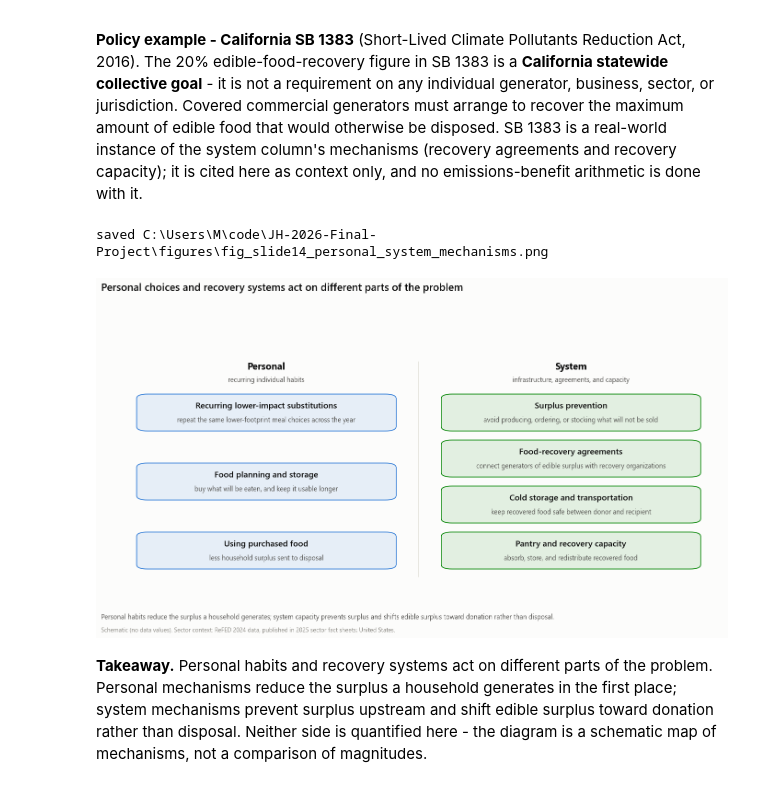
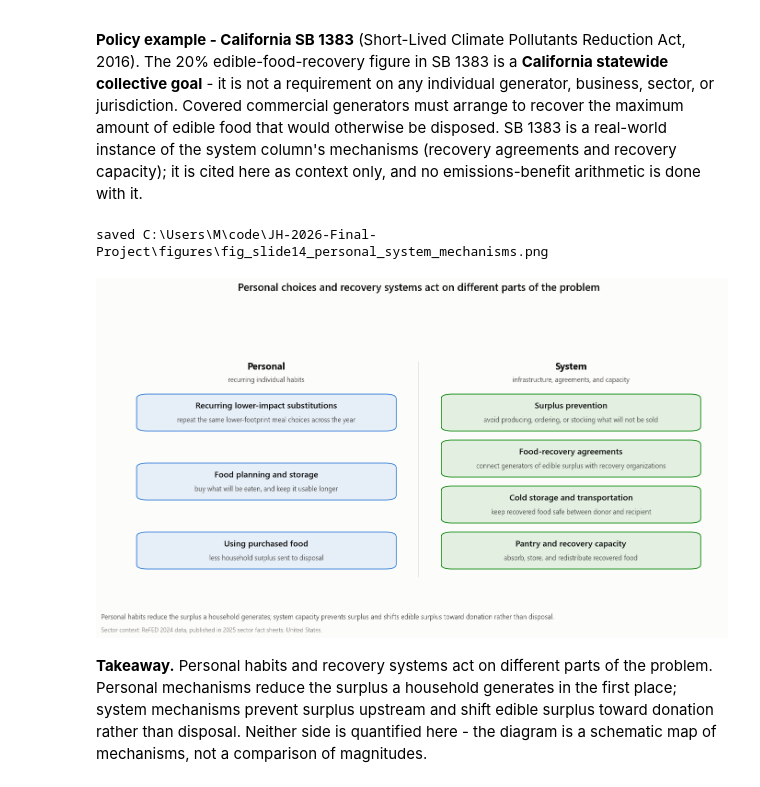
Before and after one commit to dombondyra/JH-2026-Final-Project, a Jupyter notebook: notebooks/04_refed_waste.ipynb, the cells around one changed output. Cells and saved outputs as stored; diff of their text form; code cells hidden in the pictures.

```diff
--- a/notebooks/04_refed_waste.ipynb
+++ b/notebooks/04_refed_waste.ipynb
@@ -266,38 +266,37 @@ def draw_column(x0, width, header, subheader, items, hue, y_top=0.80, y_bottom=0
             fontsize=13.5, fontweight=700, color=INK)
     ax.text(x0 + width/2, 0.865, subheader, ha='center', va='center',
             fontsize=9.5, color=SUB)
     centers = np.linspace(y_top - h/2, y_bottom + h/2, len(items))
     for (main, sub), yc in zip(items, centers):
         ax.add_patch(FancyBboxPatch(
             (x0, yc - h/2), width, h,
             boxstyle='round,pad=0.008,rounding_size=0.018',
             linewidth=1.1, edgecolor=hue,
             facecolor=mpl.colors.to_rgba(hue, 0.10), clip_on=False))
         ax.text(x0 + width/2, yc + 0.027, main, ha='center', va='center',
                 fontsize=12, fontweight=600, color=INK)
         ax.text(x0 + width/2, yc - 0.031, sub, ha='center', va='center',
                 fontsize=9.5, color=SUB)
 
 draw_column(0.045, 0.41, 'Personal', 'recurring individual habits', personal_items, BLUE)
 draw_column(0.545, 0.41, 'System', 'infrastructure, agreements, and capacity', system_items, GREEN)
 ax.plot([0.5, 0.5], [0.06, 0.94], color=GRID, lw=1)
 
-fig.text(0.01, 0.955,
+fig.text(0.5, 0.955,
          'Personal choices and recovery systems act on different parts of the problem',
-         ha='left', fontsize=15, fontweight=600, color=INK)
+         ha='center', fontsize=15, fontweight=600, color=INK)
 fig.text(0.01, 0.055,
          'Personal habits reduce the surplus a household generates; system capacity prevents surplus '
          'and shifts edible surplus toward donation rather than disposal.',
          ha='left', fontsize=9.5, color=SUB)
 fig.text(0.01, 0.02,
-         'Schematic (no data values). Sector context: ReFED 2024 data, published in 2025 sector '
-         'fact sheets; United States.',
+         'Sector context: ReFED 2024 data, published in 2025 sector fact sheets; United States.',
          ha='left', fontsize=8.5, color=MUT)
 save_fig(fig, 'fig_slide14_personal_system_mechanisms.png')
 plt.show()
 # %% [output]
 saved C:\Users\M\code\JH-2026-Final-Project\figures\fig_slide14_personal_system_mechanisms.png
-[figure, old version]
+[figure, new version]
 # %% [markdown]
 **Takeaway.** Personal habits and recovery systems act on different parts of the problem. Personal mechanisms reduce the surplus a household generates in the first place; system mechanisms prevent surplus upstream and shift edible surplus toward donation rather than disposal. Neither side is quantified here - the diagram is a schematic map of mechanisms, not a comparison of magnitudes.
 # %% [markdown]
```
Also changed, not shown: 1 other file.
